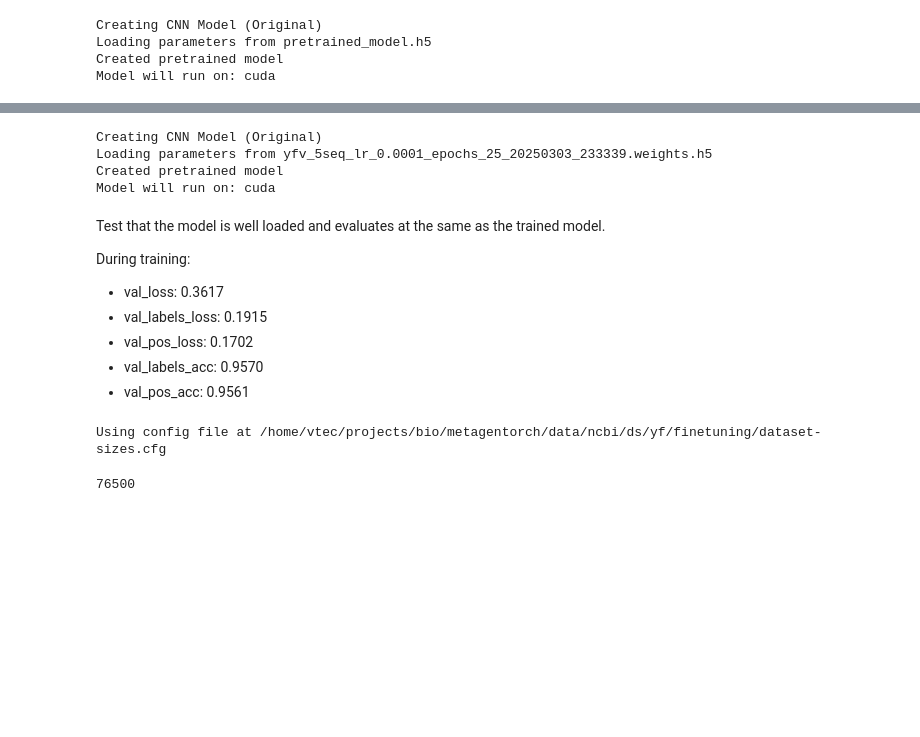
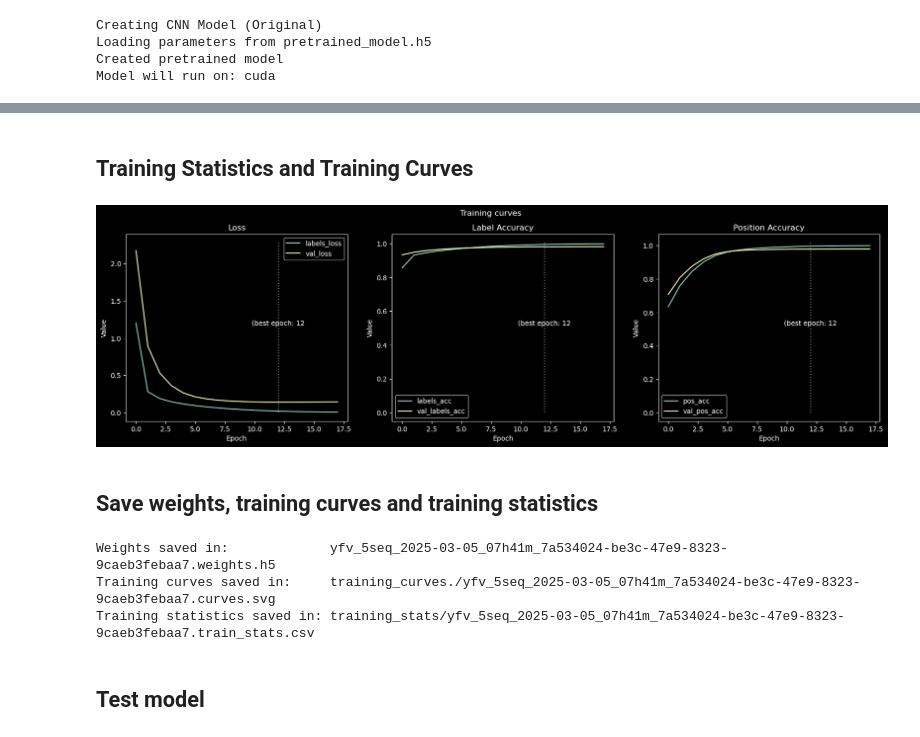
Before and after one commit to vtecftwy/metagentorch, a Jupyter notebook: nbs/cnn_virus/ref_5.02_yf_finetune_train.ipynb, the cells around one changed output, grey strips where cells are left out. Cells and saved outputs as stored; diff of their text form; code cells hidden in the pictures; blank space fills up the shorter version.

```diff
--- a/nbs/cnn_virus/ref_5.02_yf_finetune_train.ipynb
+++ b/nbs/cnn_virus/ref_5.02_yf_finetune_train.ipynb
@@ -227,0 +231,8 @@ assert p2finetune_train_ds.is_file() and p2finetune_val_ds.is_file() and p2finet
+# %%
+ds_set = '50mers_2025-03-04_22h16m'
+
+p2finetune_train_ds = p2finetuning_ds / f"{ds_set}_training"
+p2finetune_val_ds = p2finetuning_ds / f"{ds_set}_validation"
+p2finetune_test_ds = p2finetuning_ds / f"{ds_set}_test"
+
+assert p2finetune_train_ds.is_file() and p2finetune_val_ds.is_file() and p2finetune_test_ds.is_file()
@@ -229,9 +242,9 @@ assert p2finetune_train_ds.is_file() and p2finetune_val_ds.is_file() and p2finet
 Define the nbr of steps per epoch for training and and nbr of step for validation:
 # %%
 p2sizes = p2finetuning_ds / 'dataset-sizes.cfg'
-nb_train_samples = int(get_config_value('NB SAMPLES', '50mers_ds_training', p2sizes))
-nb_val_samples = int(get_config_value('NB SAMPLES', '50mers_ds_validation', p2sizes))
-nb_train_samples, nb_val_samples
+nb_train_samples = int(get_config_value('NB SAMPLES', p2finetune_train_ds.stem, p2sizes))
+nb_val_samples = int(get_config_value('NB SAMPLES', p2finetune_val_ds.stem, p2sizes))
+print(f"- {nb_train_samples:,d} training samples\n- {nb_val_samples:,d} validation samples")
 # %% [output]
 Using config file at /home/vtec/projects/bio/metagentorch/data/ncbi/ds/yf/finetuning/dataset-sizes.cfg
 Using config file at /home/vtec/projects/bio/metagentorch/data/ncbi/ds/yf/finetuning/dataset-sizes.cfg
@@ -247,4 +257,4 @@ After experiment on my local machine (1 epoch for the full training set with val
 # %%
-nb_epochs = 25
+nb_epochs = 30
 print(f"Estimated time: {int(26/60 * nb_epochs):,d} hours")
 # %% [output]
@@ -340,23 +335,19 @@ model.save_weights(p2finetuned_models / f"yfv_5seq_{hyperparams}_{timestamp}.wei
-# %%
-m2 = create_model_original(path2parameters=p2finetuned_models / f"yfv_5seq_{hyperparams}_{timestamp}.weights.h5")
-# %% [output]
-Creating CNN Model (Original)
-Loading parameters from yfv_5seq_lr_0.0001_epochs_25_20250303_233339.weights.h5
-Created pretrained model
-Model will run on: cuda
-# %% [markdown]
-Test that the model is well loaded and evaluates at the same as the trained model.
-
-During training:
-- val_loss: 0.3617
-- val_labels_loss: 0.1915
-- val_pos_loss: 0.1702
-- val_labels_acc: 0.9570
-- val_pos_acc: 0.9561
-# %%
-p2sizes = p2finetuning_ds / 'dataset-sizes.cfg'
-nb_test_samples = int(get_config_value('NB SAMPLES', '50mers_ds_test', p2sizes))
-nb_test_samples
-# %% [output]
-Using config file at /home/vtec/projects/bio/metagentorch/data/ncbi/ds/yf/finetuning/dataset-sizes.cfg
-76500
+# %% [markdown]
+## Training Statistics and Training Curves
+# %%
+first_idx = 0
+fig, (ax1, ax2, ax3) = plt.subplots(1, 3, figsize=(20, 5))
+train_stats = pd.DataFrame(hist.history)
+fig.suptitle(f"Training curves")
+train_stats.iloc[first_idx:].loc[:, ['labels_loss', 'val_loss']].plot(title='Loss', ax=ax1);
+train_stats.iloc[first_idx:].loc[:, ['labels_acc', 'val_labels_acc']].plot(title='Label Accuracy', ax=ax2);
+train_stats.iloc[first_idx:].loc[:, ['pos_acc', 'val_pos_acc']].plot(title='Position Accuracy', ax=ax3);
+for ax in (ax1, ax2, ax3):
+    ax.set_xlabel('Epoch')
+    ax.vlines(es.best_epoch,0, ax.get_ylim()[1], colors='gray', linestyles='dotted');
+    ax.set_ylabel('Value')
+    ax.text(es.best_epoch, ax.get_ylim()[1]/2, f"(best epoch: {es.best_epoch}", transform=ax.transData, ha='center', va='center')
+# %% [output]
+[figure, added]
+# %% [markdown]
+## Save weights, training curves and training statistics
@@ -363,3 +357,24 @@ Using config file at /home/vtec/projects/bio/metagentorch/data/ncbi/ds/yf/finetu
+# %%
+timestamp = datetime.now().strftime('%Y-%m-%d_%Hh%Mm')
+uid = uuid.uuid4()
+timestamp = '2025-03-05_07h41m'
+uid = '7a534024-be3c-47e9-8323-9caeb3febaa7'
+fname_seed = f"yfv_5seq_{timestamp}_{uid}"
+p2model_weights = p2finetuned_models / f"{fname_seed}.weights.h5"
+p2training_curves = p2finetuned_models / f"training_curves./{fname_seed}.curves.svg"
+p2training_stats =  p2finetuned_models / f"training_stats/{fname_seed}.train_stats.csv"
+# model.save_weights(p2model_weights)
+# fig.savefig(p2training_curves)
+# train_stats.to_csv(p2training_stats)
+print(f"Weights saved in:             {p2model_weights.name}")
+print(f"Training curves saved in:     {p2training_curves.parent.name}/{p2training_curves.name}")
+print(f"Training statistics saved in: {p2training_stats.parent.name}/{p2training_stats.name}")
+# %% [output]
+Weights saved in:             yfv_5seq_2025-03-05_07h41m_7a534024-be3c-47e9-8323-9caeb3febaa7.weights.h5
+Training curves saved in:     training_curves./yfv_5seq_2025-03-05_07h41m_7a534024-be3c-47e9-8323-9caeb3febaa7.curves.svg
+Training statistics saved in: training_stats/yfv_5seq_2025-03-05_07h41m_7a534024-be3c-47e9-8323-9caeb3febaa7.train_stats.csv
+# %% [markdown]
+## Test model
 # %%
 ds_test = TextFileDataset(p2finetune_test_ds)
 dl_test = DataLoader(ds_test, batch_size=bs_val, shuffle=False, pin_memory=True, drop_last=True)
```
Also changed, not shown: parts of 20 cells of this notebook, 5 other files.
